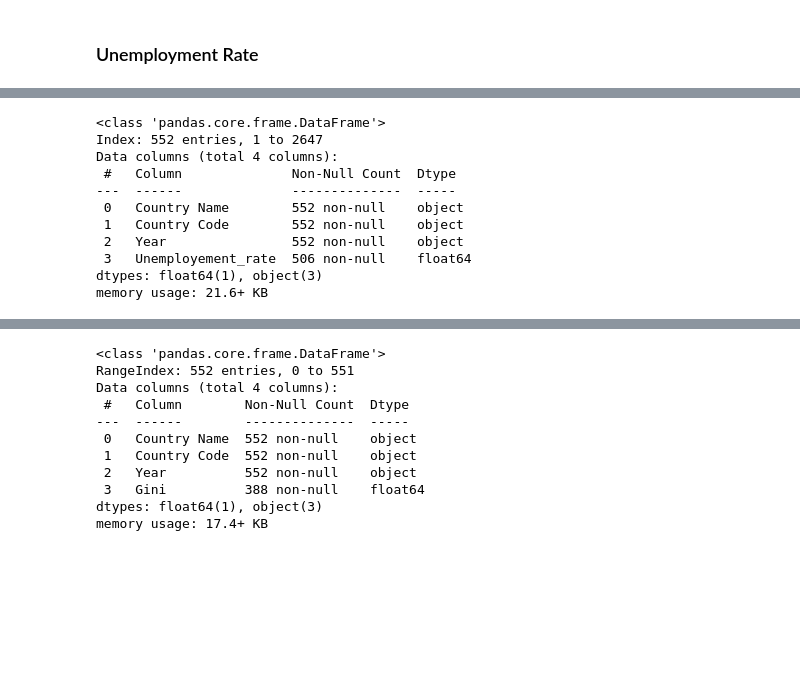
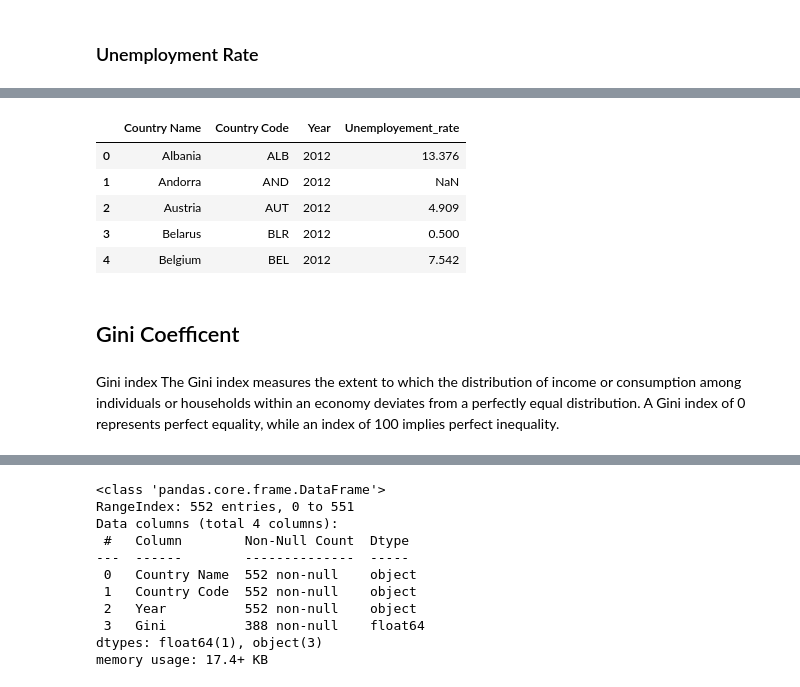
Before and after one commit to gonlyplease/corruption_analysis_europe, a Jupyter notebook: notebooks/corruption_analyses.ipynb, the cells around one changed output, grey strips where cells are left out. Saved outputs shown, nothing was run; the diff lists cells and outputs as text; code cells hidden in the pictures; blank space fills up the shorter version.

```diff
--- a/notebooks/corruption_analyses.ipynb
+++ b/notebooks/corruption_analyses.ipynb
@@ -307,6 +313,9 @@ def convert_worldbank_df(df, value_name):
     value_name=value_name
 )
 
+    df.reset_index(drop=True, inplace=True)
+
+
     return df
 # %%
 fdi = convert_worldbank_df(df=fdi, value_name="FDI")
@@ -338,16 +351,11 @@ unemployement["Country Code"].nunique()
 # %%
 unemployement = convert_worldbank_df(df=unemployement, value_name="Unemployement_rate")
 # %%
-unemployement.info()
+unemployement.head()
 # %% [output]
-<class 'pandas.core.frame.DataFrame'>
-Index: 552 entries, 1 to 2647
-Data columns (total 4 columns):
- #   Column              Non-Null Count  Dtype
----  ------              --------------  -----
- 0   Country Name        552 non-null    object
- 1   Country Code        552 non-null    object
- 2   Year                552 non-null    object
- 3   Unemployement_rate  506 non-null    float64
-dtypes: float64(1), object(3)
-memory usage: 21.6+ KB
+|  | Country Name | Country Code | Year | Unemployement_rate |
+| 0 | Albania | ALB | 2012 | 13.376 |
+| 1 | Andorra | AND | 2012 | NaN |
+| 2 | Austria | AUT | 2012 | 4.909 |
+| 3 | Belarus | BLR | 2012 | 0.500 |
+| 4 | Belgium | BEL | 2012 | 7.542 |
@@ -355,0 +362,5 @@ memory usage: 21.6+ KB
+# %% [markdown]
+## Gini Coefficent
+# %% [markdown]
+Gini index
+The Gini index measures the extent to which the distribution of income or consumption among individuals or households within an economy deviates from a perfectly equal distribution. A Gini index of 0 represents perfect equality, while an index of 100 implies perfect inequality.
```
Also changed, not shown: parts of 23 cells of this notebook, 4 other files.
